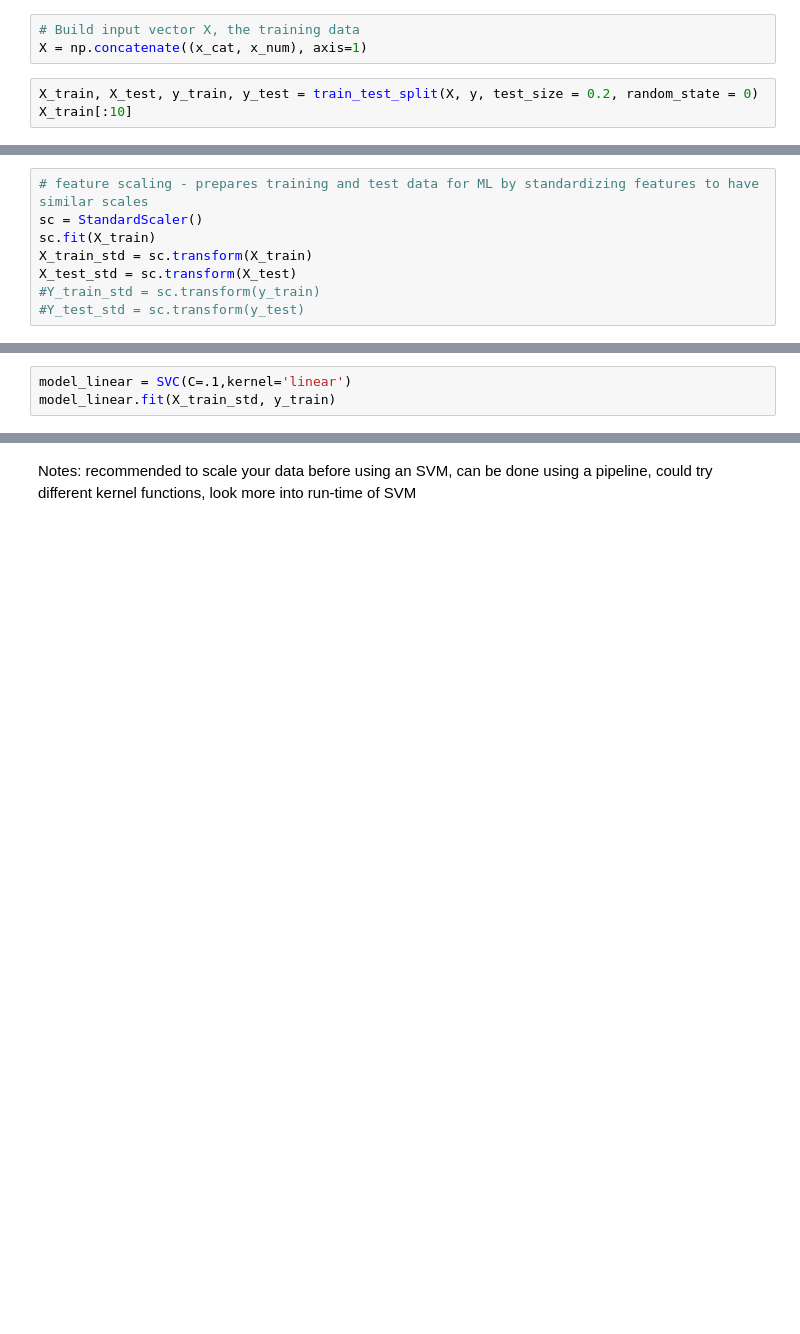
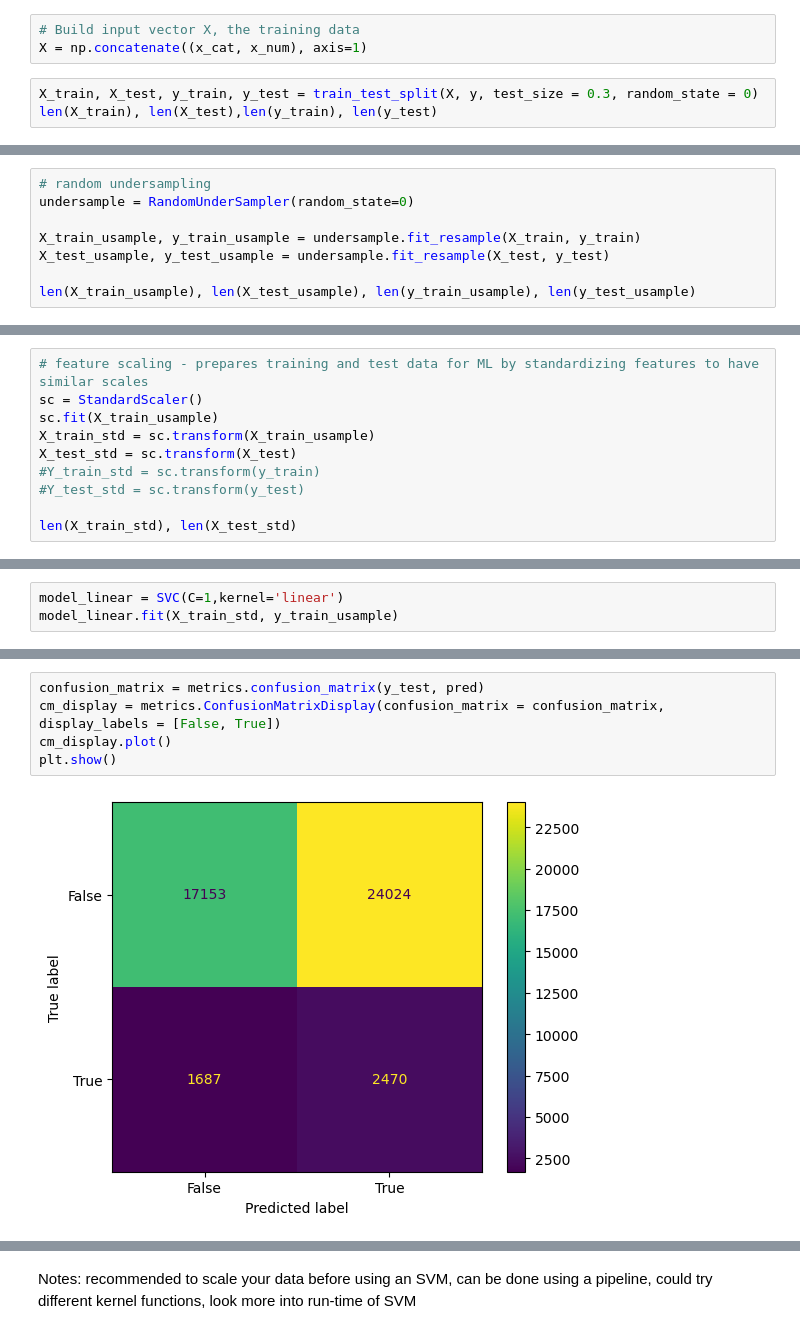
Before and after one commit to ngetachew/p-fraud, a Jupyter notebook: test-andrew.ipynb, the cells around one changed output, grey strips where cells are left out. Cells and saved outputs as stored; diff of their text form; blank space fills up the shorter version.

```diff
--- a/test-andrew.ipynb
+++ b/test-andrew.ipynb
@@ -60,6 +68,6 @@ for i in range(len(cat)):
 # Build input vector X, the training data
 X = np.concatenate((x_cat, x_num), axis=1)
 # %%
-X_train, X_test, y_train, y_test = train_test_split(X, y, test_size = 0.2, random_state = 0)
-X_train[:10]
+X_train, X_test, y_train, y_test = train_test_split(X, y, test_size = 0.3, random_state = 0)
+len(X_train), len(X_test),len(y_train), len(y_test)
 # %% [output]
@@ -75,0 +82,8 @@ array([[7.1210e+03, 2.4500e+01],
+# %%
+# random undersampling
+undersample = RandomUnderSampler(random_state=0)
+
+X_train_usample, y_train_usample = undersample.fit_resample(X_train, y_train)
+X_test_usample, y_test_usample = undersample.fit_resample(X_test, y_test)
+
+len(X_train_usample), len(X_test_usample), len(y_train_usample), len(y_test_usample)
@@ -76,8 +92,10 @@ array([[7.1210e+03, 2.4500e+01],
 # %%
 # feature scaling - prepares training and test data for ML by standardizing features to have similar scales
 sc = StandardScaler()
-sc.fit(X_train)
-X_train_std = sc.transform(X_train)
+sc.fit(X_train_usample)
+X_train_std = sc.transform(X_train_usample)
 X_test_std = sc.transform(X_test)
 #Y_train_std = sc.transform(y_train)
 #Y_test_std = sc.transform(y_test)
+
+len(X_train_std), len(X_test_std)
@@ -84,4 +104,4 @@ X_test_std = sc.transform(X_test)
 # %%
-model_linear = SVC(C=.1,kernel='linear')
-model_linear.fit(X_train_std, y_train)
+model_linear = SVC(C=1,kernel='linear')
+model_linear.fit(X_train_std, y_train_usample)
 # %% [output]
@@ -94,3 +114,10 @@ print(accuracy_score(y_test,pred))
+# %%
+confusion_matrix = metrics.confusion_matrix(y_test, pred)
+cm_display = metrics.ConfusionMatrixDisplay(confusion_matrix = confusion_matrix, display_labels = [False, True])
+cm_display.plot()
+plt.show()
+# %% [output]
+[figure, added]
 # %%
 #### Make a function to do all of this
 # inputs: lower bound, upper bound, step for C values, kernel type (linear, poly, rbf)
```
Also changed, not shown: parts of 16 cells of this notebook.
